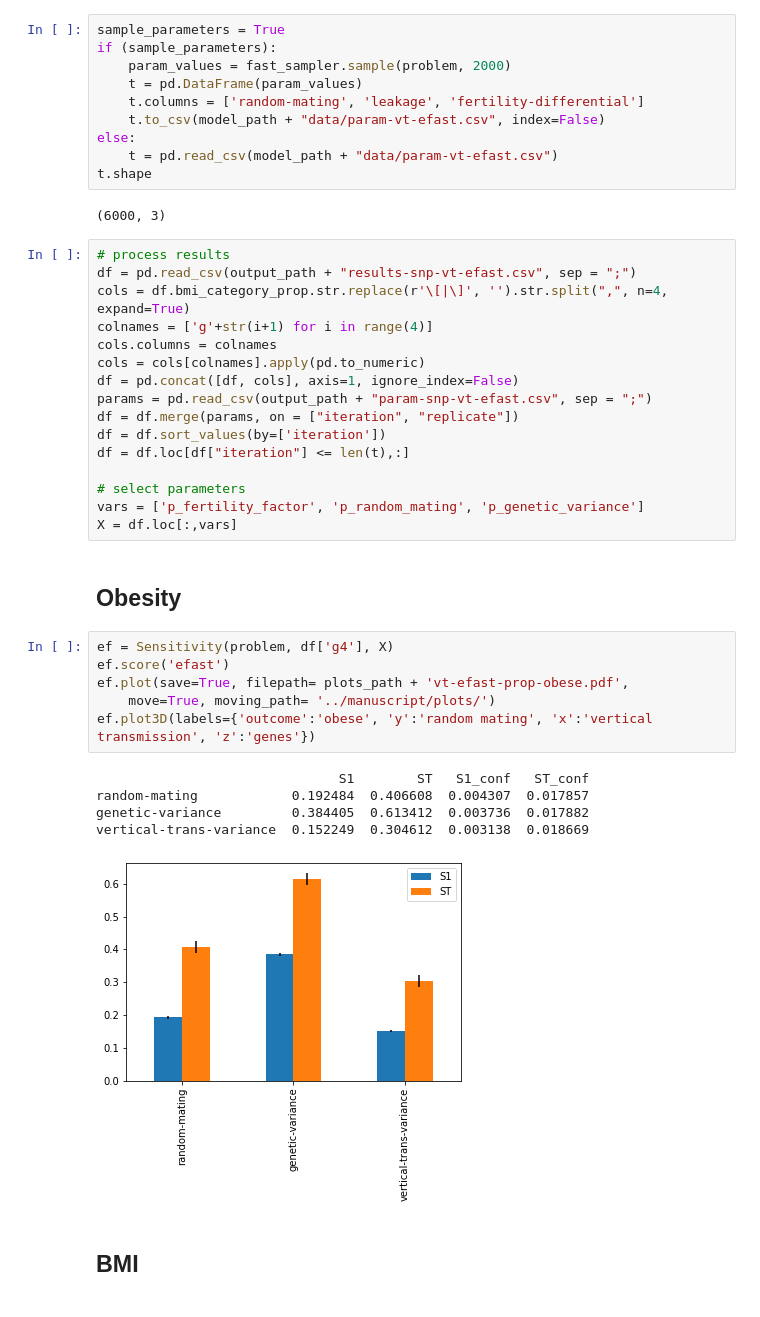
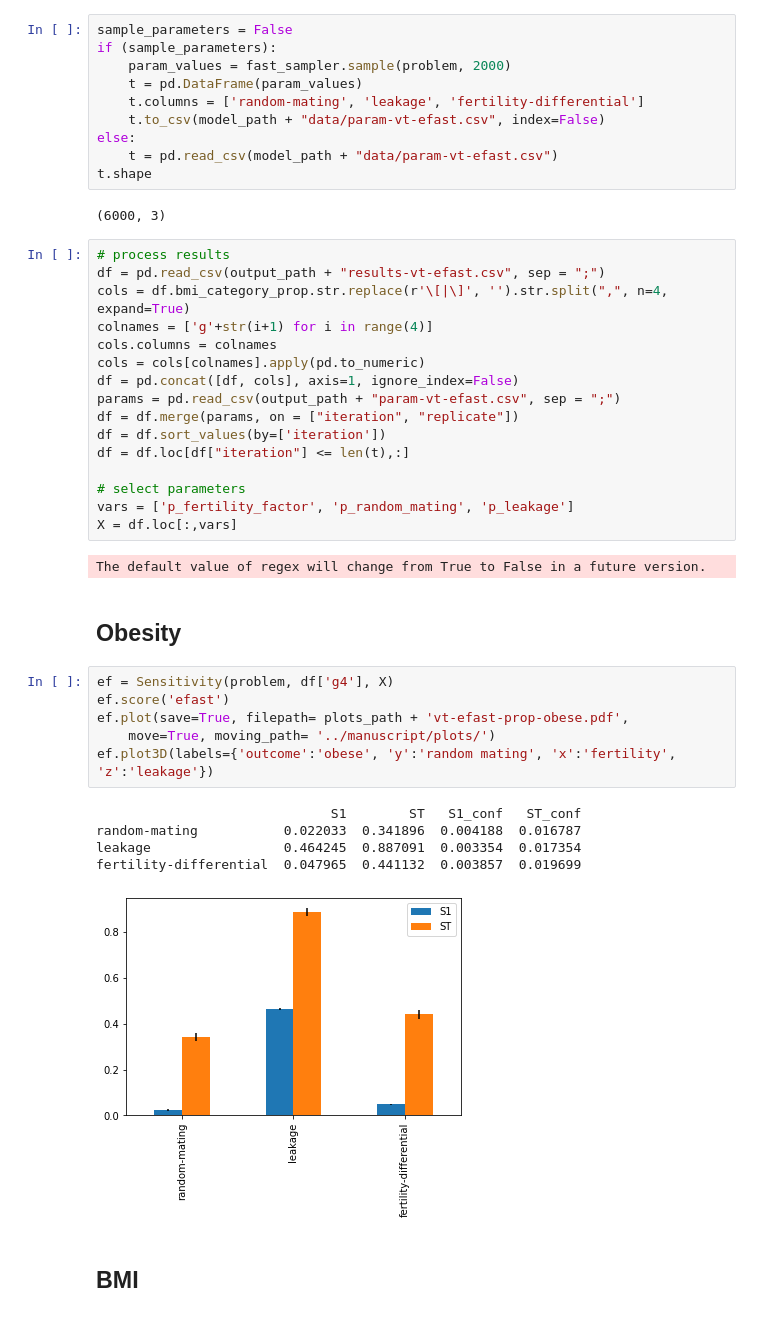
Before and after one commit to sdaza/obesity-dem-heritability, a Jupyter notebook: notebooks/vertical-trans-sensitivity-analysis.ipynb, the cells around one changed output. Cells and saved outputs as stored; diff of their text form.

```diff
--- a/notebooks/vertical-trans-sensitivity-analysis.ipynb
+++ b/notebooks/vertical-trans-sensitivity-analysis.ipynb
@@ -20,7 +20,7 @@ problem = {
 # %% [markdown]
 # EFast
 # %%
-sample_parameters = True
+sample_parameters = False
 if (sample_parameters):
     param_values = fast_sampler.sample(problem, 2000)
     t = pd.DataFrame(param_values)
@@ -33,34 +33,36 @@ t.shape
 (6000, 3)
 # %%
 # process results
-df = pd.read_csv(output_path + "results-snp-vt-efast.csv", sep = ";")
+df = pd.read_csv(output_path + "results-vt-efast.csv", sep = ";")
 cols = df.bmi_category_prop.str.replace(r'\[|\]', '').str.split(",", n=4, expand=True)
 colnames = ['g'+str(i+1) for i in range(4)]
 cols.columns = colnames
 cols = cols[colnames].apply(pd.to_numeric)
 df = pd.concat([df, cols], axis=1, ignore_index=False)
-params = pd.read_csv(output_path + "param-snp-vt-efast.csv", sep = ";")
+params = pd.read_csv(output_path + "param-vt-efast.csv", sep = ";")
 df = df.merge(params, on = ["iteration", "replicate"])
 df = df.sort_values(by=['iteration'])
 df = df.loc[df["iteration"] <= len(t),:]
 
 # select parameters
-vars = ['p_fertility_factor', 'p_random_mating', 'p_genetic_variance']
+vars = ['p_fertility_factor', 'p_random_mating', 'p_leakage']
 X = df.loc[:,vars]
+# %% [output]
+The default value of regex will change from True to False in a future version.
 # %% [markdown]
 ## Obesity
 # %%
 ef = Sensitivity(problem, df['g4'], X)
 ef.score('efast')
 ef.plot(save=True, filepath= plots_path + 'vt-efast-prop-obese.pdf',
     move=True, moving_path= '../manuscript/plots/')
-ef.plot3D(labels={'outcome':'obese', 'y':'random mating', 'x':'vertical transmission', 'z':'genes'})
+ef.plot3D(labels={'outcome':'obese', 'y':'random mating', 'x':'fertility', 'z':'leakage'})
 # %% [output]
-                               S1        ST   S1_conf   ST_conf
-random-mating            0.192484  0.406608  0.004307  0.017857
-genetic-variance         0.384405  0.613412  0.003736  0.017882
-vertical-trans-variance  0.152249  0.304612  0.003138  0.018669
+                              S1        ST   S1_conf   ST_conf
+random-mating           0.022033  0.341896  0.004188  0.016787
+leakage                 0.464245  0.887091  0.003354  0.017354
+fertility-differential  0.047965  0.441132  0.003857  0.019699
-[figure, old version]
+[figure, new version]
 # %% [markdown]
 ## BMI
 # %%
```
Also changed, not shown: parts of 2 cells of this notebook, 7 other files.
